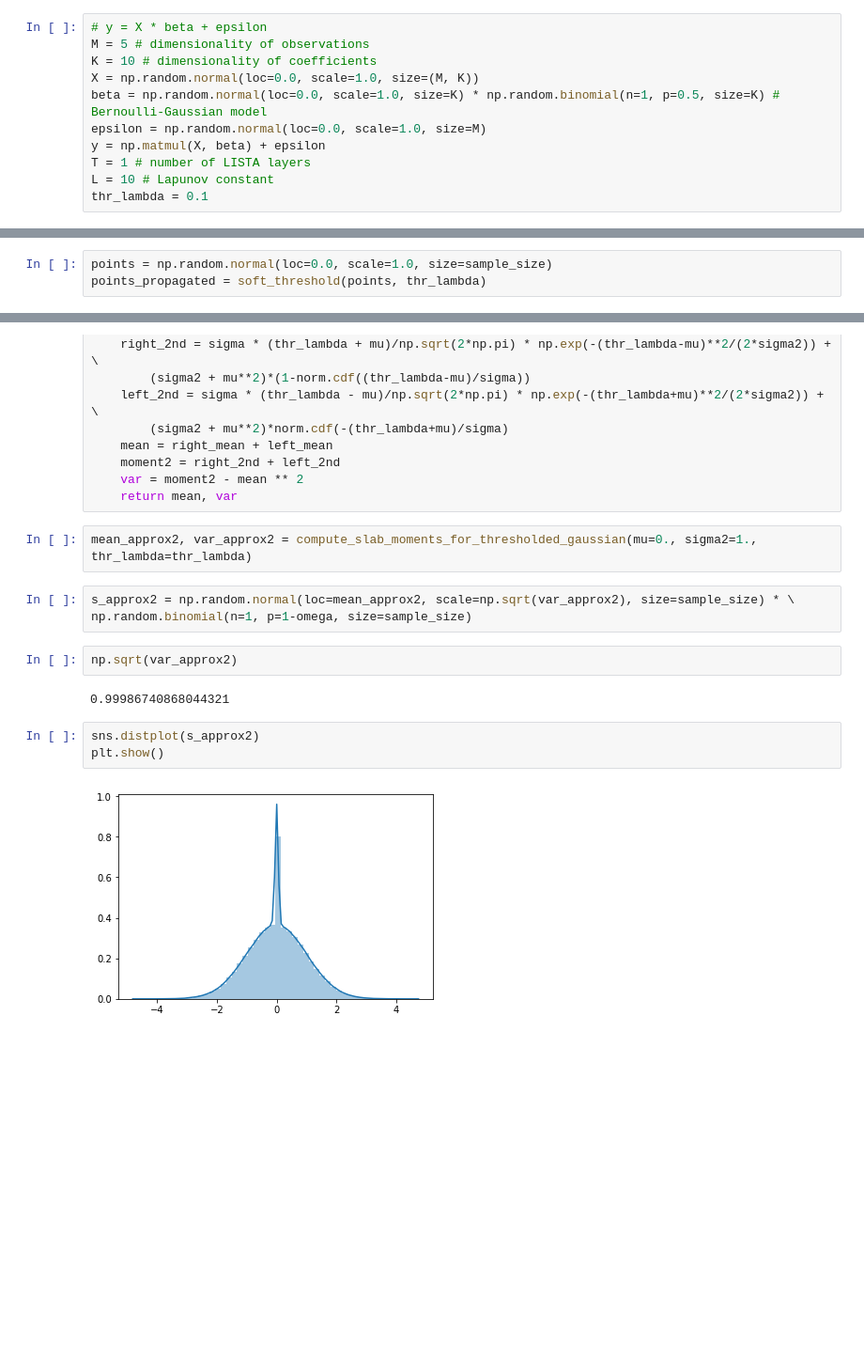
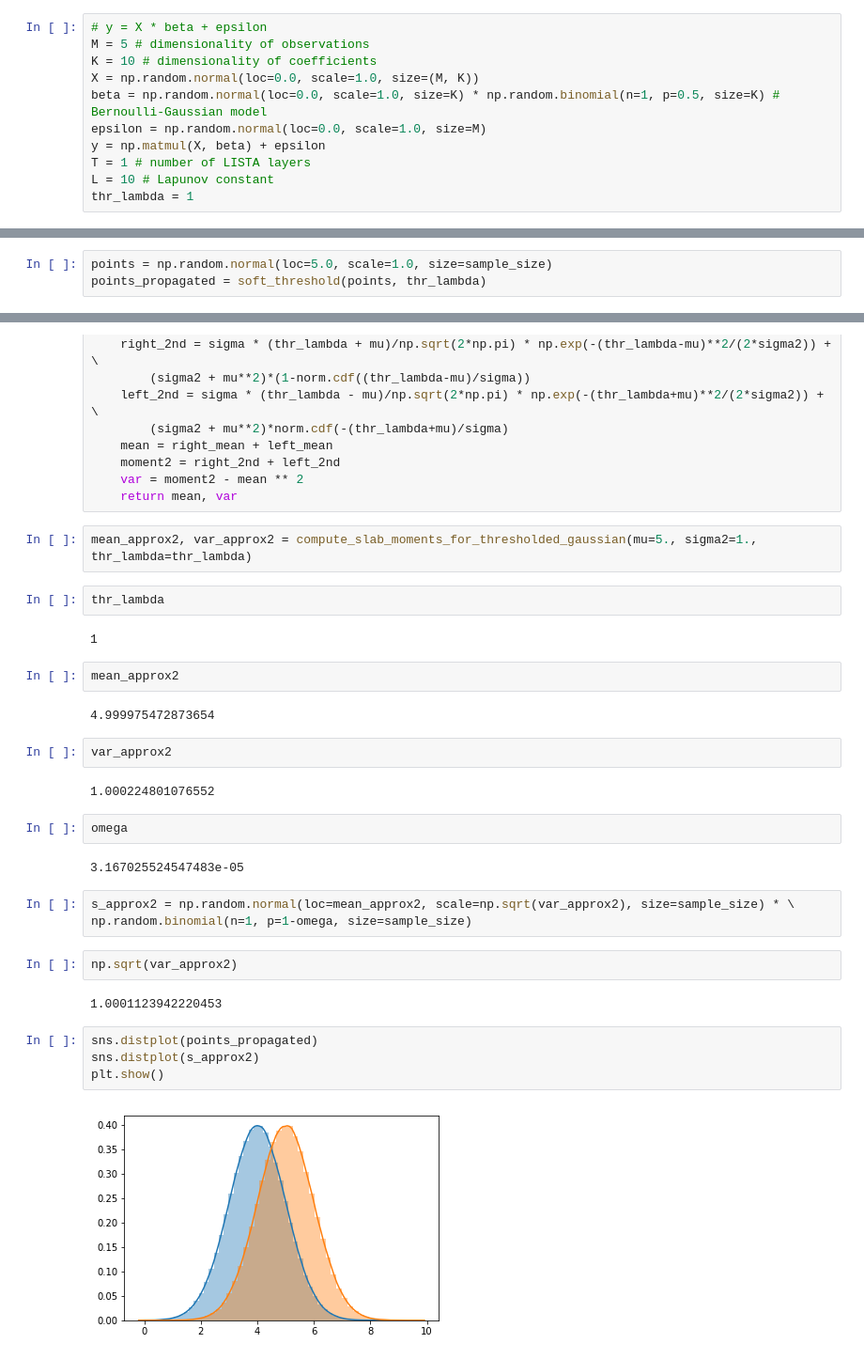
Before and after one commit to danilkuzin/BayesianLISTA, a Jupyter notebook: Demo.ipynb, the cells around one changed output, grey strips where cells are left out. Shown at 94% size. Cells and saved outputs as stored; diff of their text form; blank space fills up the shorter version.

```diff
--- a/Demo.ipynb
+++ b/Demo.ipynb
@@ -18,7 +18,7 @@ epsilon = np.random.normal(loc=0.0, scale=1.0, size=M)
 y = np.matmul(X, beta) + epsilon
 T = 1 # number of LISTA layers
 L = 10 # Lapunov constant
-thr_lambda = 0.1
+thr_lambda = 1
 # %%
 plt.plot(y)
 plt.show()
@@ -74,7 +74,7 @@ plt.show()
 # %%
 sample_size = np.int(1e+6)
 # %%
-points = np.random.normal(loc=0.0, scale=1.0, size=sample_size)
+points = np.random.normal(loc=5.0, scale=1.0, size=sample_size)
 points_propagated = soft_threshold(points, thr_lambda)
 # %%
 sns.distplot(points_propagated)
@@ -133,16 +133,33 @@ def compute_slab_moments_for_thresholded_gaussian(mu, sigma2, thr_lambda):
     var = moment2 - mean ** 2
     return mean, var
 # %%
-mean_approx2, var_approx2 = compute_slab_moments_for_thresholded_gaussian(mu=0., sigma2=1., thr_lambda=thr_lambda)
+mean_approx2, var_approx2 = compute_slab_moments_for_thresholded_gaussian(mu=5., sigma2=1., thr_lambda=thr_lambda)
+# %%
+thr_lambda
+# %% [output]
+1
+# %%
+mean_approx2
+# %% [output]
+4.999975472873654
+# %%
+var_approx2
+# %% [output]
+1.000224801076552
+# %%
+omega
+# %% [output]
+3.167025524547483e-05
 # %%
 s_approx2 = np.random.normal(loc=mean_approx2, scale=np.sqrt(var_approx2), size=sample_size) * \
 np.random.binomial(n=1, p=1-omega, size=sample_size)
 # %%
 np.sqrt(var_approx2)
 # %% [output]
-0.99986740868044321
+1.0001123942220453
 # %%
+sns.distplot(points_propagated)
 sns.distplot(s_approx2)
 plt.show()
 # %% [output]
-[figure, old version]
+[figure, new version]
```
Also changed, not shown: parts of 10 cells of this notebook, 21 other files.
